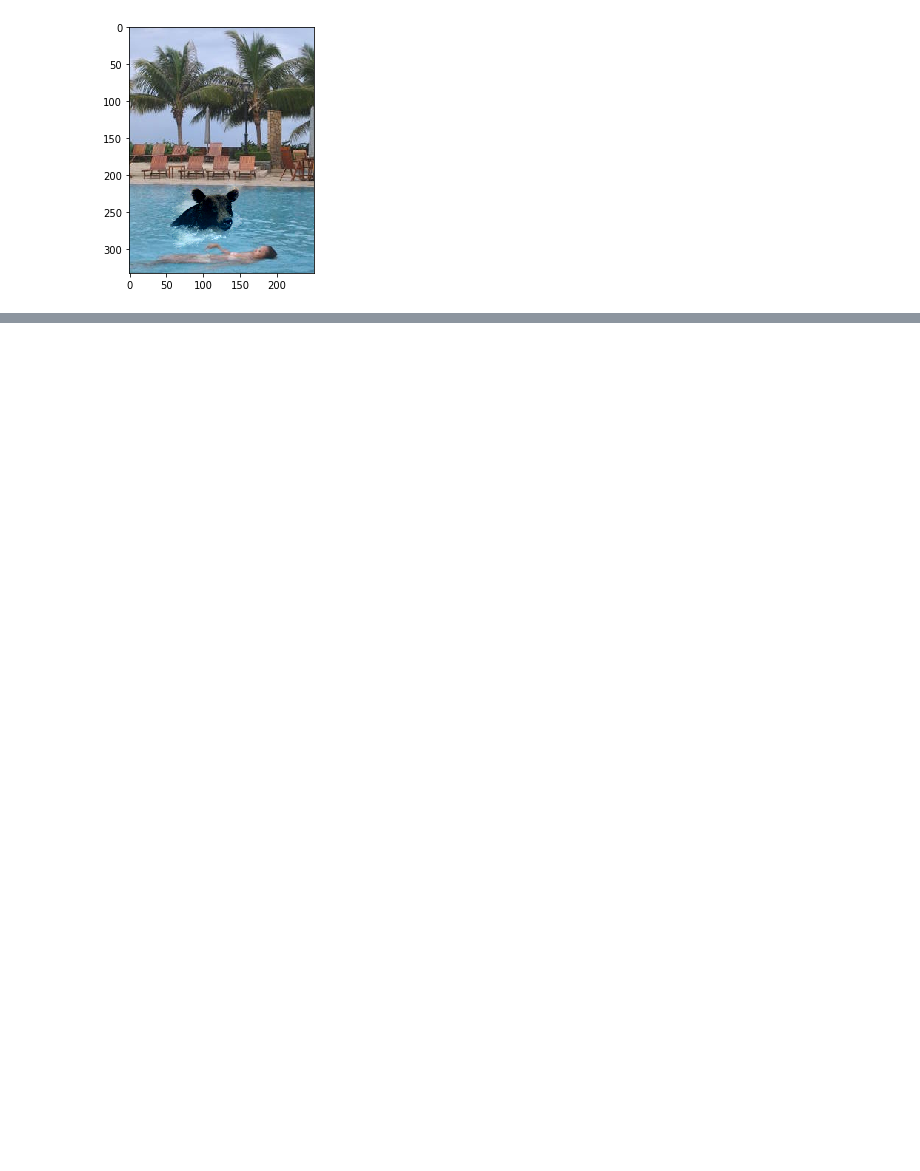
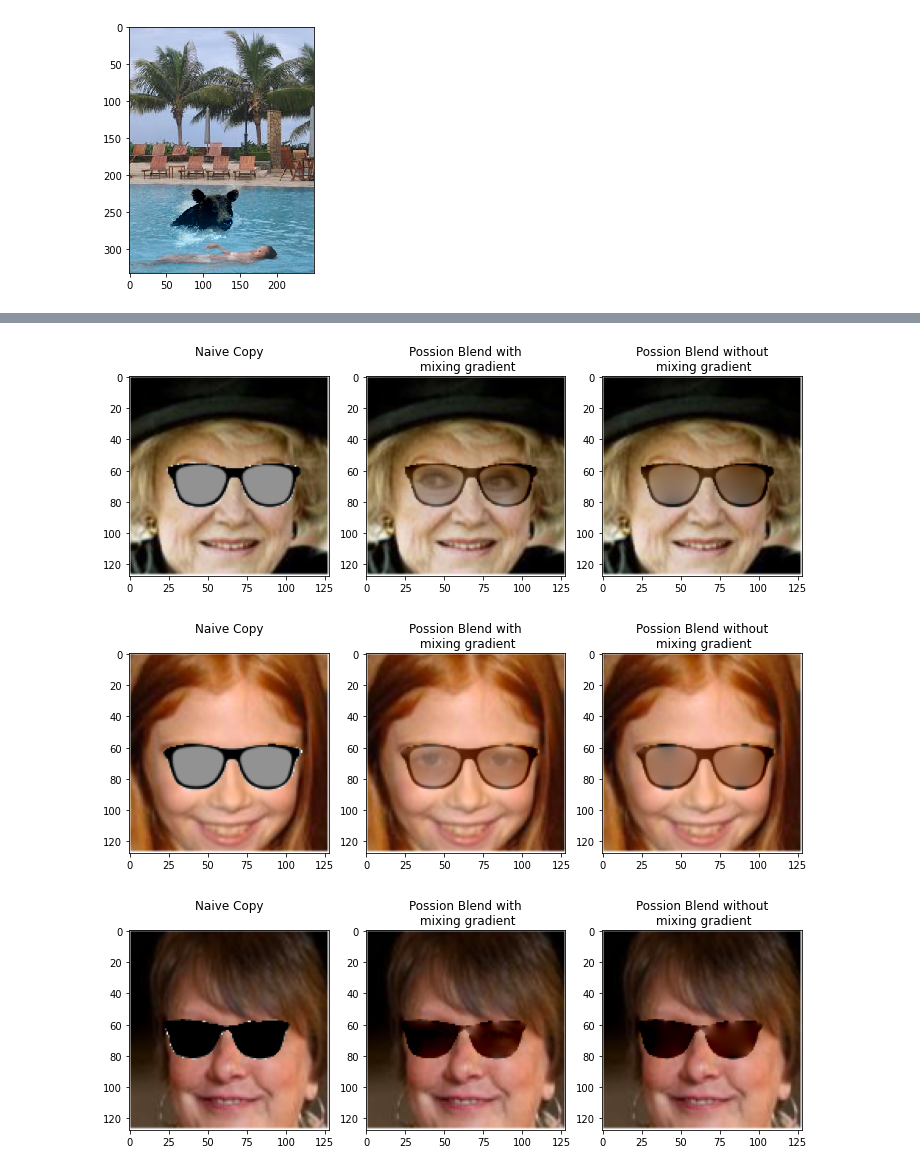
Before and after one commit to FrancisYu2020/543_project, a Jupyter notebook: possion_blend/possion_blend.ipynb, the cells around one changed output, grey strips where cells are left out. Cells and saved outputs as stored; diff of their text form; code cells hidden in the pictures; blank space fills up the shorter version.

Commit message:
update blending component

```diff
--- a/possion_blend/possion_blend.ipynb
+++ b/possion_blend/possion_blend.ipynb
@@ -303,0 +315,24 @@ possion blend with mixing gradient
+# %%
+from glob import glob
+from collections import defaultdict
+def load_compose_results(path):
+    result_dict = defaultdict(dict)
+    files = glob(os.path.join(path, '*'))
+    for fp in files:
+        img_name = os.path.basename(fp)[:-4]
+        img_id = img_name.split('_')[0]
+        img_tag = '_'.join(img_name.split('_')[1:])
+        if img_tag == 'fake_A1_T':
+            result_dict[img_id]['dst'] = imread(fp)
+        elif img_tag == 'fake_A2_T':
+            result_dict[img_id]['src'] = imread(fp)
+        elif img_tag == 'fake_M_vis':
+            mask = imread_bw(fp)
+            mask = np.where(mask==84, 0, mask)
+            mask = np.where(mask==41, 255, mask)
+            result_dict[img_id]['mask'] = mask
+        elif img_tag == 'fake_B_sum':
+            result_dict[img_id]['original'] = imread(fp)
+
+
+    return result_dict
@@ -303,0 +382,9 @@ possion blend with mixing gradient
+# %%
+example_compose_result_path = './compositionalGAN_result_images/'
+example_compose_results = load_compose_results(example_compose_result_path)
+for i in [0,1,10]:
+    blend_one_compose_result(example_compose_results, index = i, ratio = 0.4)
+# %% [output]
+[figure, added]
+[figure, added]
+[figure, added]
```
Also changed, not shown: parts of 2 cells of this notebook.
